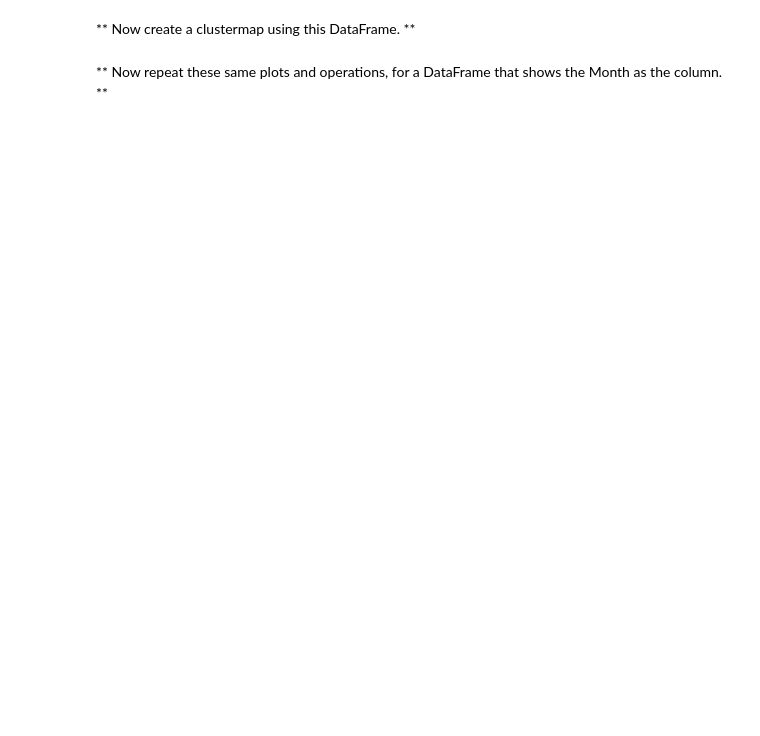
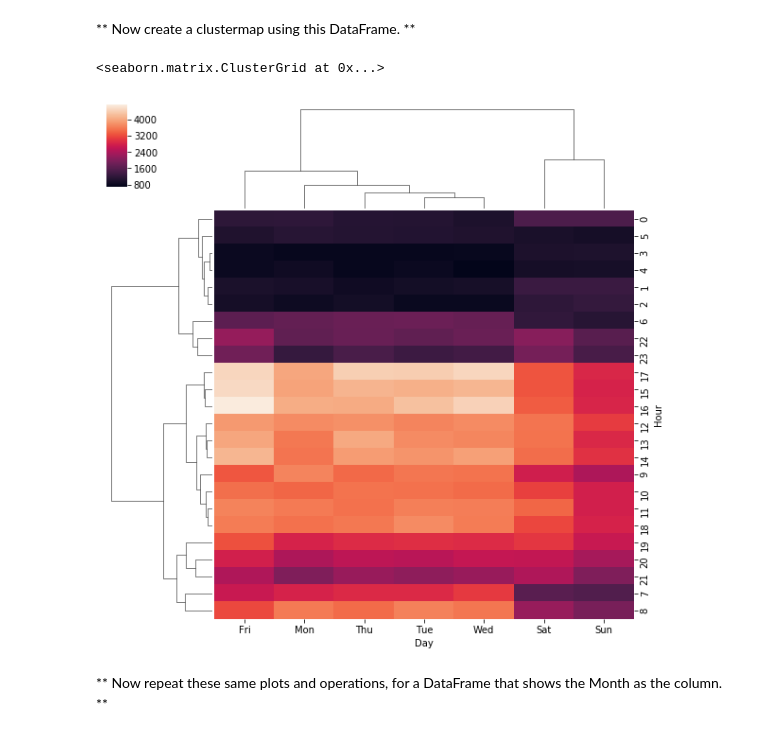
Before and after one commit to meghamodi/Pandas_practice_911, a Jupyter notebook: 911_Calls_Data_Capstone_Project.ipynb, the cells around one changed output. Saved outputs shown, nothing was run; the diff lists cells and outputs as text; code cells hidden in the pictures; blank space fills up the shorter version.

```diff
--- a/911_Calls_Data_Capstone_Project.ipynb
+++ b/911_Calls_Data_Capstone_Project.ipynb
@@ -298,4 +304,9 @@ day_hour
 # %% [markdown]
 ** Now create a clustermap using this DataFrame. **
+# %%
+sns.clustermap(day_hour)
+# %% [output]
+<seaborn.matrix.ClusterGrid at 0x...>
+[figure, added]
 # %% [markdown]
 ** Now repeat these same plots and operations, for a DataFrame that shows the Month as the column. **
```
Also changed, not shown: parts of 3 cells of this notebook.
